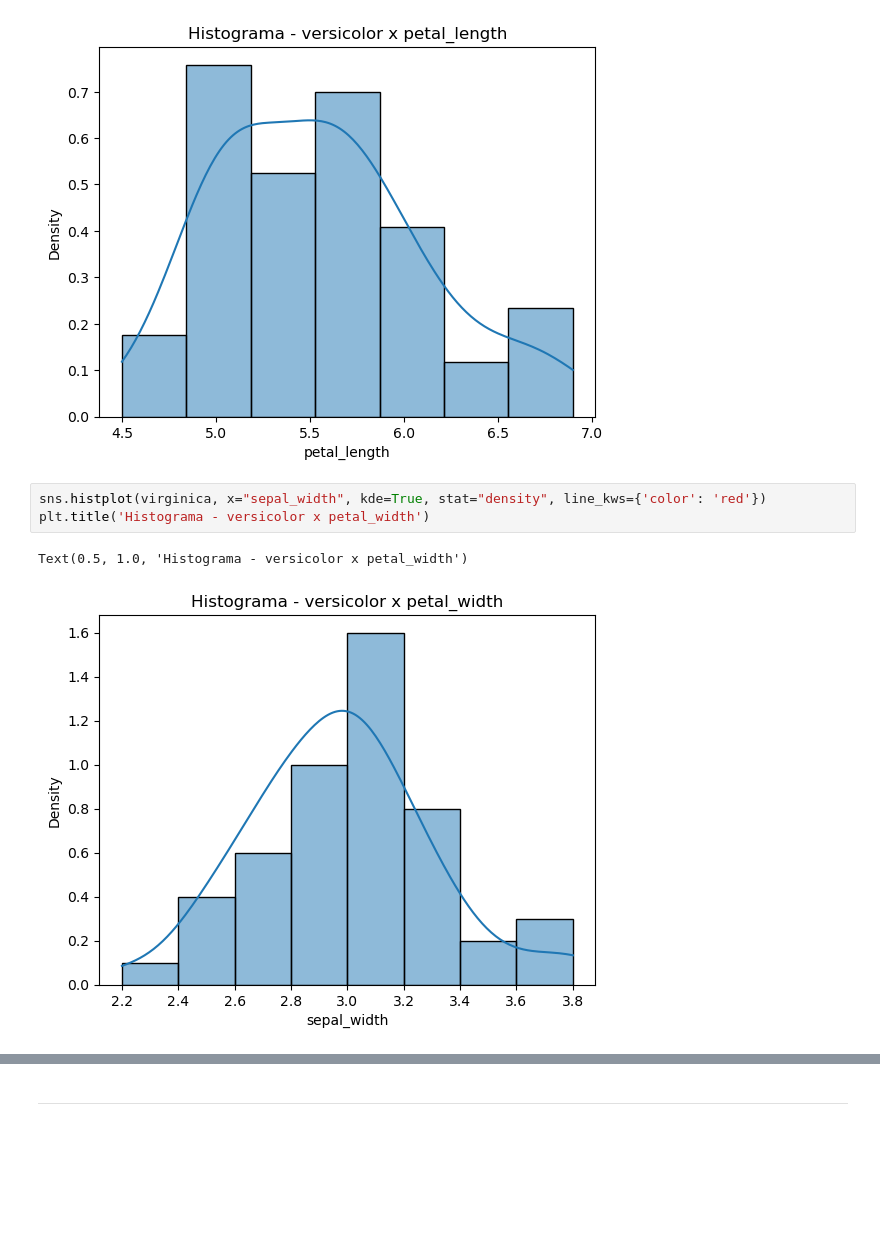
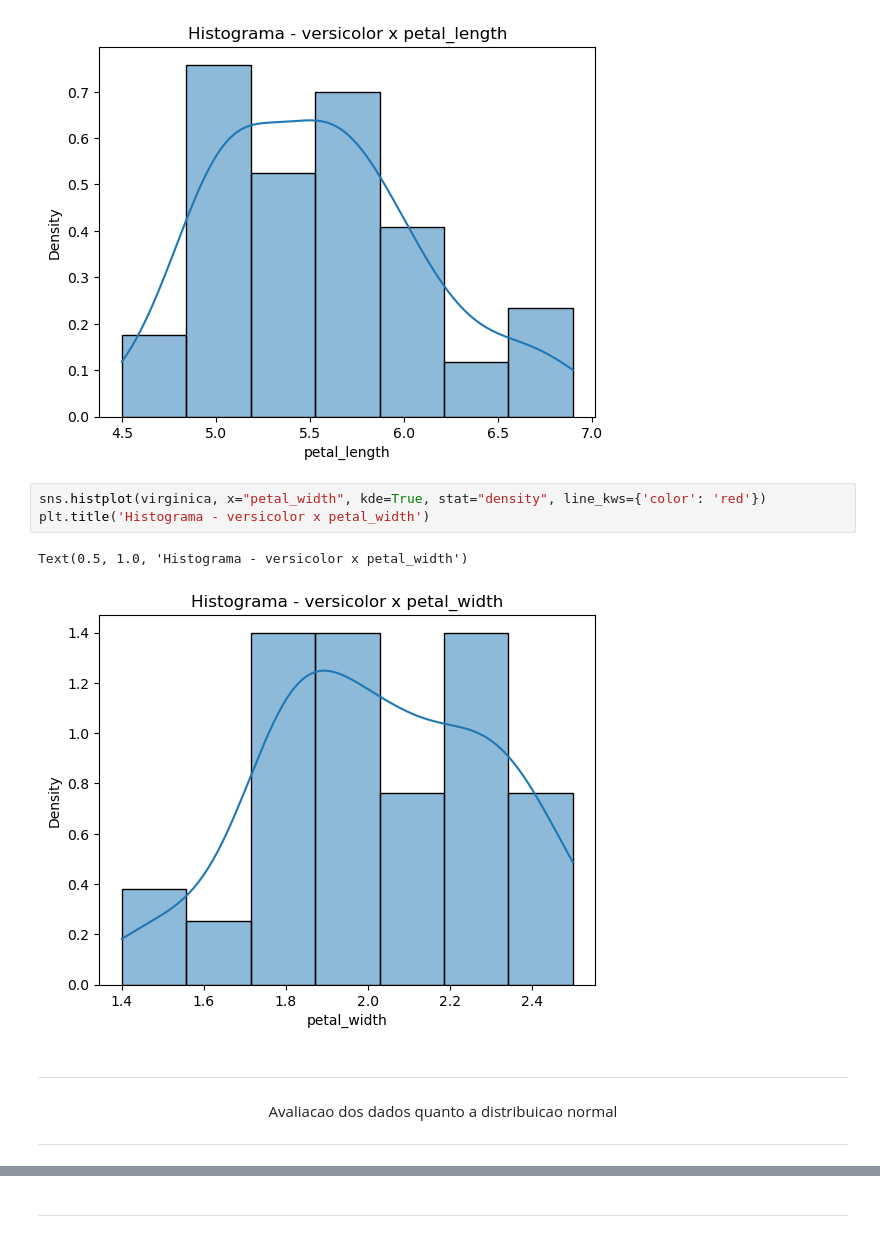
Before and after one commit to thiago-laza/dados-treina, a Jupyter notebook: estudo/estudo01_iris_dataset.ipynb, the cells around one changed output, grey strips where cells are left out. Cells and saved outputs as stored; diff of their text form; blank space fills up the shorter version.

```diff
--- a/estudo/estudo01_iris_dataset.ipynb
+++ b/estudo/estudo01_iris_dataset.ipynb
@@ -461,8 +459,13 @@ plt.title('Histograma - versicolor x petal_length')
 Text(0.5, 1.0, 'Histograma - versicolor x petal_length')
 [figure]
 # %%
-sns.histplot(virginica, x="sepal_width", kde=True, stat="density", line_kws={'color': 'red'})
+sns.histplot(virginica, x="petal_width", kde=True, stat="density", line_kws={'color': 'red'})
 plt.title('Histograma - versicolor x petal_width')
 # %% [output]
 Text(0.5, 1.0, 'Histograma - versicolor x petal_width')
-[figure, old version]
+[figure, new version]
+# %% [markdown]
+---
+<center>Avaliacao dos dados quanto a distribuicao normal</center>
+
+---
```
Also changed, not shown: parts of 23 cells of this notebook, 2 other files.
